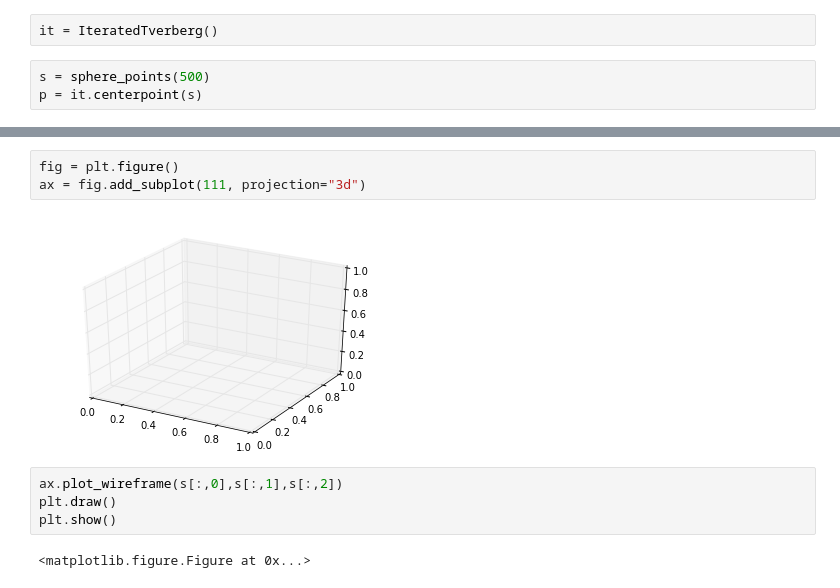
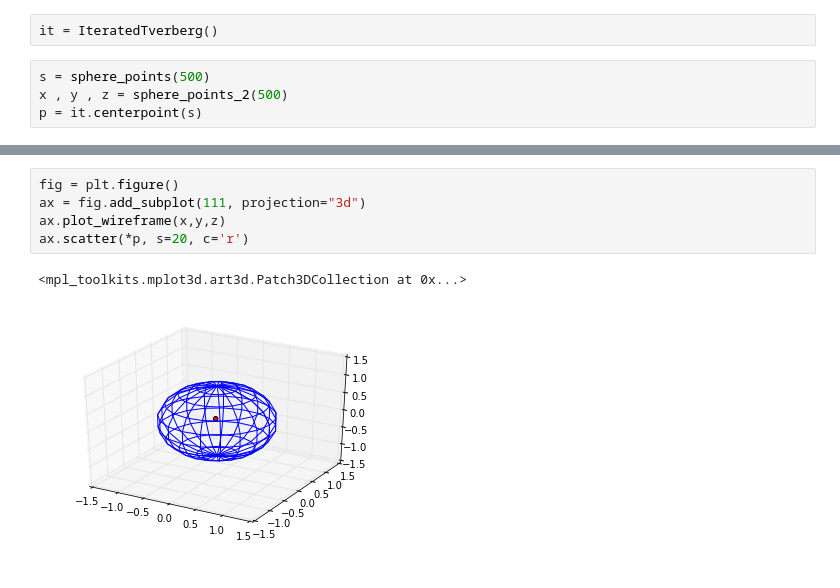
Before and after one commit to fu-berlin-swp-2014/center-points, a Jupyter notebook: sphere3d.ipynb, the cells around one changed output, grey strips where cells are left out. Cells and saved outputs as stored; diff of their text form.

Commit message:
sphere function tweaked

```diff
--- a/sphere3d.ipynb
+++ b/sphere3d.ipynb
@@ -5,6 +13,7 @@ from centerpoints.iterated_tverberg import IteratedTverberg
 it = IteratedTverberg()
 # %%
 s = sphere_points(500)
+x , y , z = sphere_points_2(500)
 p = it.centerpoint(s)
 # %%
 import matplotlib.pyplot as plt
@@ -13,11 +50,8 @@ from mpl_toolkits.mplot3d import Axes3D
 # %%
 fig = plt.figure()
 ax = fig.add_subplot(111, projection="3d")
+ax.plot_wireframe(x,y,z)
+ax.scatter(*p, s=20, c='r')
 # %% [output]
+<mpl_toolkits.mplot3d.art3d.Patch3DCollection at 0x...>
-[figure, old version]
+[figure, new version]
-# %%
-ax.plot_wireframe(s[:,0],s[:,1],s[:,2])
-plt.draw()
-plt.show()
-# %% [output]
-<matplotlib.figure.Figure at 0x...>
```
Also changed, not shown: parts of 11 cells of this notebook, 1 other file.
